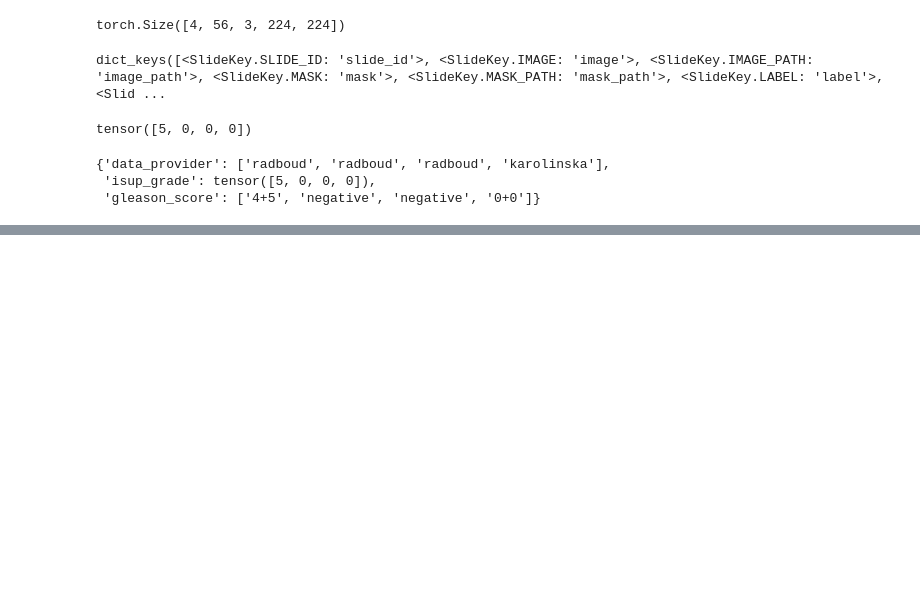
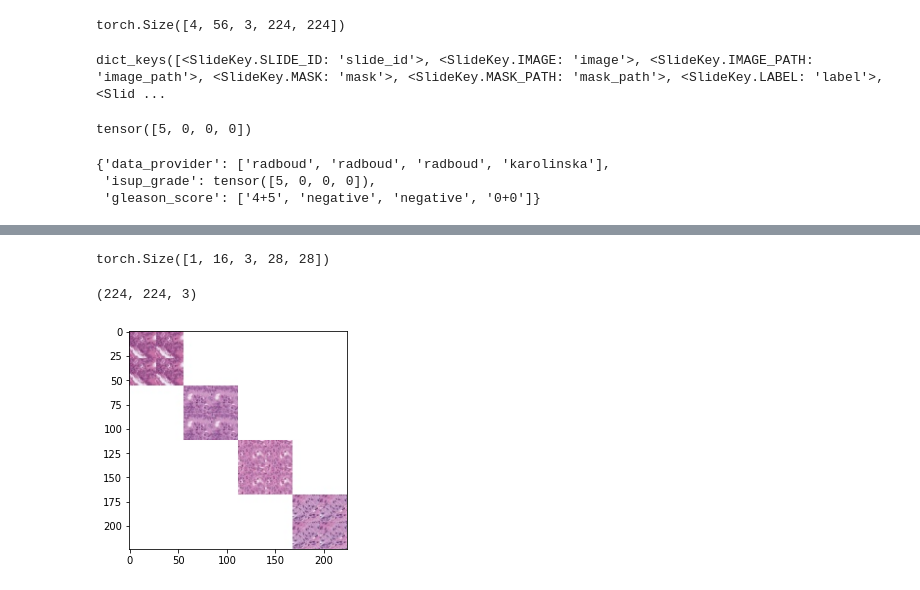
Before and after one commit to microsoft/hi-ml, a Jupyter notebook: hi-ml-histopathology/src/test_dataloaders.ipynb, the cells around one changed output, grey strips where cells are left out. Cells and saved outputs as stored; diff of their text form; code cells hidden in the pictures; blank space fills up the shorter version.

Commit message:
fix pyramid tiff files saving

```diff
--- a/hi-ml-histopathology/src/test_dataloaders.ipynb
+++ b/hi-ml-histopathology/src/test_dataloaders.ipynb
@@ -132,0 +145,39 @@ plt.imshow(X_d["image"][0, 1, 2, ...])
+# %%
+from typing import Any, Union, Optional
+from pathlib import Path
+import pandas as pd
+class MockWSIDataset(SlidesDataset):
+    SLIDE_ID_COLUMN = 'image_id'
+    IMAGE_COLUMN = 'image'
+    LABEL_COLUMN = 'isup_grade'
+
+    METADATA_COLUMNS = ('data_provider', 'isup_grade', 'gleason_score')
+
+    DEFAULT_CSV_FILENAME = "dataset.csv"
+
+    def __init__(self,
+                 root: Union[str, Path],
+                 dataset_csv: Optional[Union[str, Path]] = None,
+                 dataset_df: Optional[pd.DataFrame] = None) -> None:
+        super().__init__(root, dataset_csv, dataset_df, validate_columns=False)
+        slide_ids = self.dataset_df.index
+        self.dataset_df[self.IMAGE_COLUMN] = slide_ids + ".tiff"
+        self.validate_columns()
+# %%
+data_loader = wsi_data_module._get_dataloader(stage="train", shuffle=True, slides_dataset_class=MockWSIDataset)
+# %%
+mock = next(iter(data_loader))
+# %%
+mock["image"].shape
+# %% [output]
+torch.Size([1, 16, 3, 28, 28])
+# %%
+path = mock["slide_id"][0] + ".tiff"
+# %%
+from tifffile import imread
+original = imread(os.path.join(mock_wsi_root, path), level=0)
+plt.imshow(original)
+original.shape
+# %% [output]
+(224, 224, 3)
+[figure, added]
```
Also changed, not shown: parts of 7 cells of this notebook, 31 other files.
